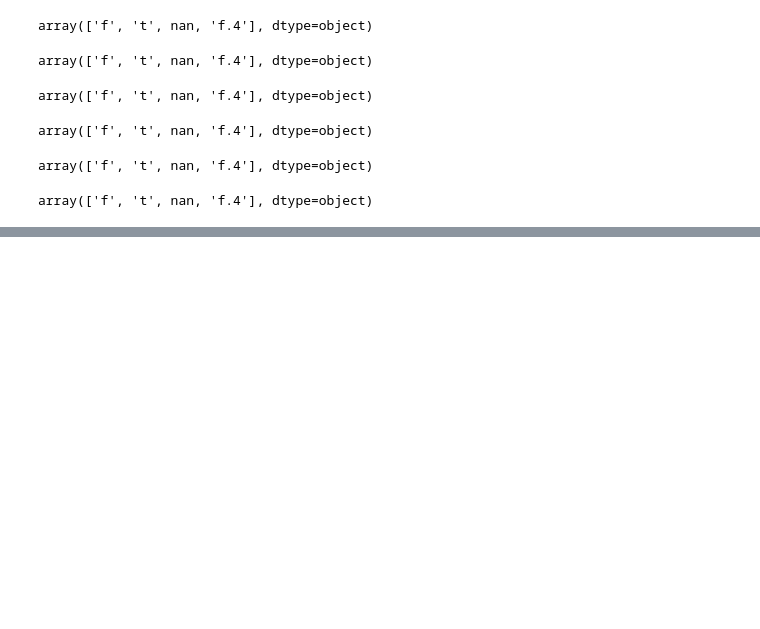
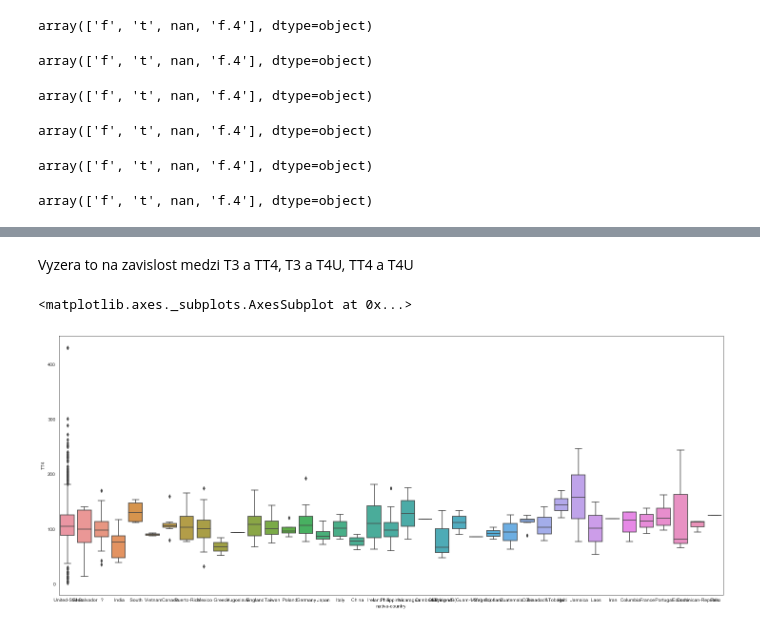
Before and after one commit to MatusPilnan/nadejny-informatik, a Jupyter notebook: utrzok-z-krabicky-od-marlboriek.ipynb, the cells around one changed output, grey strips where cells are left out. Saved outputs shown, nothing was run; the diff lists cells and outputs as text; code cells hidden in the pictures; blank space fills up the shorter version.

```diff
--- a/utrzok-z-krabicky-od-marlboriek.ipynb
+++ b/utrzok-z-krabicky-od-marlboriek.ipynb
@@ -222,0 +274,7 @@ occupation ma o.i. aj ? aj nan
+# %% [markdown]
+Vyzera to na zavislost medzi T3 a TT4, T3 a T4U, TT4 a T4U
+# %%
+sns.boxplot('native-country', 'TT4', data=other)
+# %% [output]
+<matplotlib.axes._subplots.AxesSubplot at 0x...>
+[figure, added]
```
Also changed, not shown: parts of 14 cells of this notebook.
